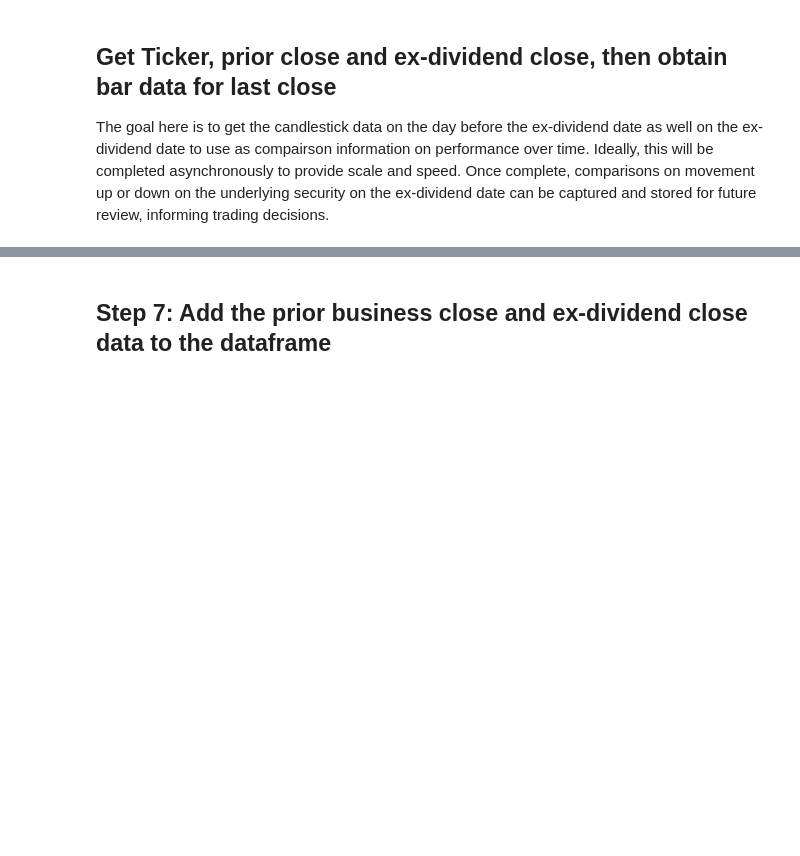
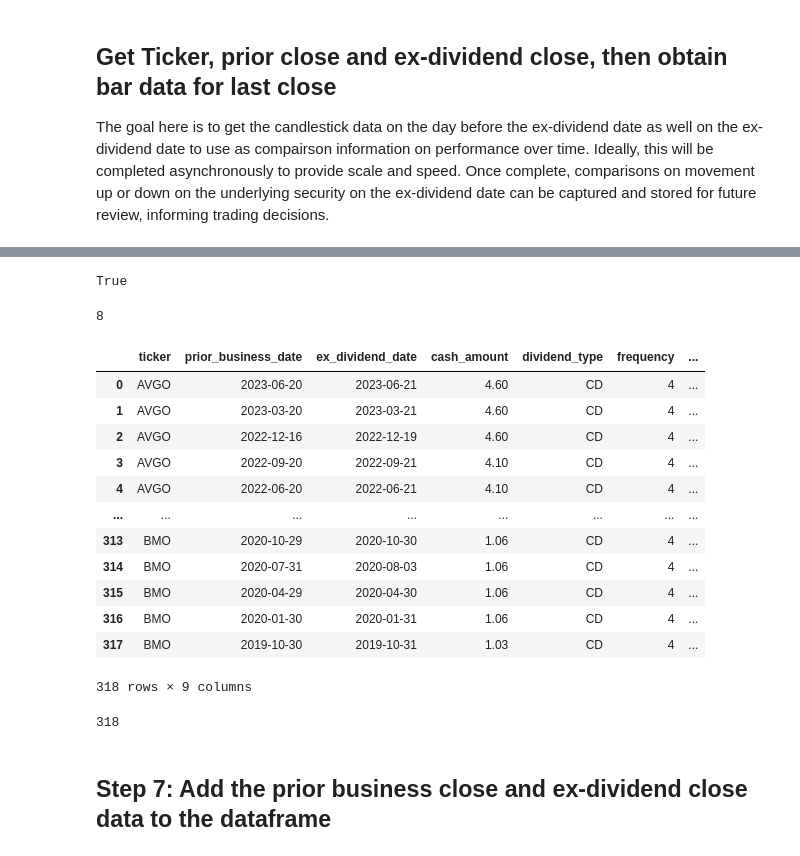
Before and after one commit to FergusClare/dividends, a Jupyter notebook: dividends.ipynb, the cells around one changed output, grey strips where cells are left out. Cells and saved outputs as stored; diff of their text form; code cells hidden in the pictures; blank space fills up the shorter version.

```diff
--- a/dividends.ipynb
+++ b/dividends.ipynb
@@ -353,16 +409,37 @@ asyncio.run(main())
 # %%
-# len(prior_biz_close) == len(xdiv_close)
+len(prior_biz_close) == len(xdiv_close)
+# %% [output]
+True
 # %%
-# len(to_drop)
+len(to_drop)
+# %% [output]
+8
 # %%
 # res = [*set(to_drop)] #remove duplicates in to_drop
 # len(res)
 # %%
 # len(div_yields) - len(res)
 # %%
-# len(prior_biz_close)
+# div_yields['prior_biz_close']
+div_yields
+# %% [output]
+|  | ticker | prior_business_date | ex_dividend_date | cash_amount | dividend_type | frequency | ... |
+| 0 | AVGO | 2023-06-20 | 2023-06-21 | 4.60 | CD | 4 | ... |
+| 1 | AVGO | 2023-03-20 | 2023-03-21 | 4.60 | CD | 4 | ... |
+| 2 | AVGO | 2022-12-16 | 2022-12-19 | 4.60 | CD | 4 | ... |
+| 3 | AVGO | 2022-09-20 | 2022-09-21 | 4.10 | CD | 4 | ... |
+| 4 | AVGO | 2022-06-20 | 2022-06-21 | 4.10 | CD | 4 | ... |
+| ... | ... | ... | ... | ... | ... | ... | ... |
+| 313 | BMO | 2020-10-29 | 2020-10-30 | 1.06 | CD | 4 | ... |
+| 314 | BMO | 2020-07-31 | 2020-08-03 | 1.06 | CD | 4 | ... |
+| 315 | BMO | 2020-04-29 | 2020-04-30 | 1.06 | CD | 4 | ... |
+| 316 | BMO | 2020-01-30 | 2020-01-31 | 1.06 | CD | 4 | ... |
+| 317 | BMO | 2019-10-30 | 2019-10-31 | 1.03 | CD | 4 | ... |
+318 rows × 9 columns
 # %%
-# len(xdiv_close)
+len(xdiv_close)
+# %% [output]
+318
 # %%
 # div_yields = div_yields.drop(div_yields.index[res]) #drop missing data from the dataframe where bars aren't available
 # div_yields = div_yields.drop(index=res)
```
Also changed, not shown: parts of 24 cells of this notebook.
